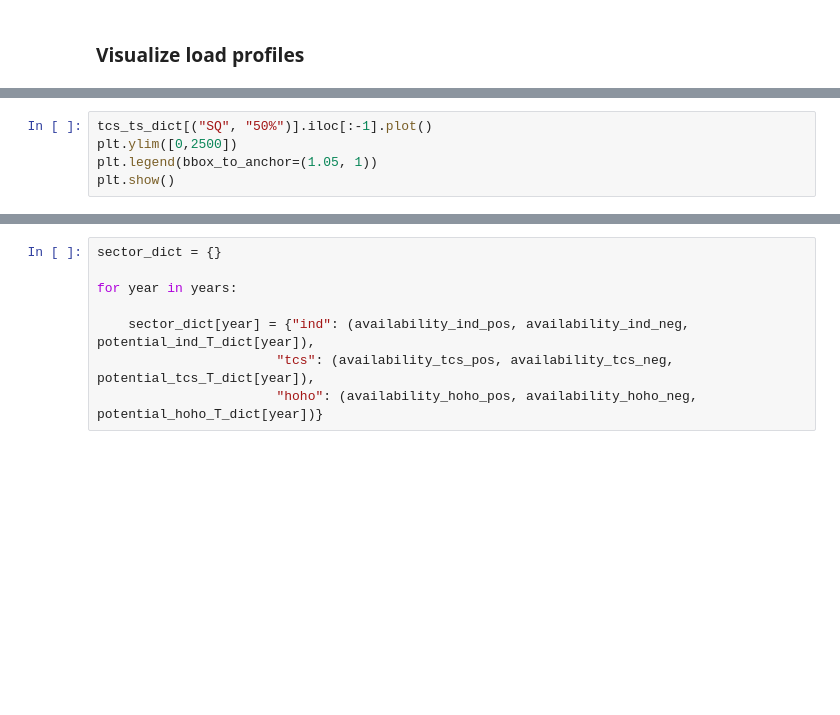
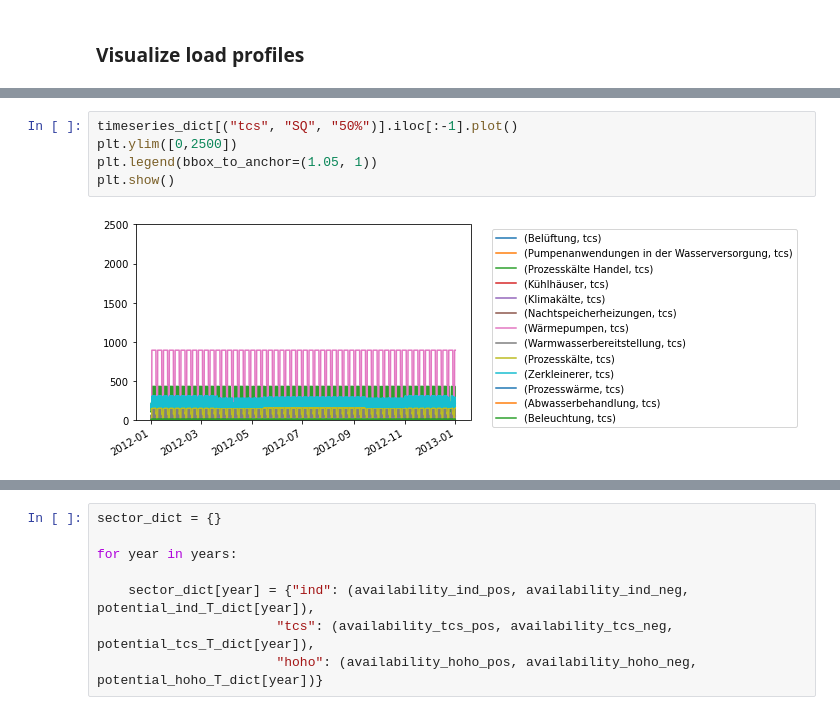
Before and after one commit to jokochems/DR_Potentials, a Jupyter notebook: DR_potential_clustering.ipynb, the cells around one changed output, grey strips where cells are left out. Saved outputs shown, nothing was run; the diff lists cells and outputs as text; blank space fills up the shorter version.

```diff
--- a/DR_potential_clustering.ipynb
+++ b/DR_potential_clustering.ipynb
@@ -1650,6 +1636,8 @@ plt.show()
 # %%
-tcs_ts_dict[("SQ", "50%")].iloc[:-1].plot()
+timeseries_dict[("tcs", "SQ", "50%")].iloc[:-1].plot()
 plt.ylim([0,2500])
 plt.legend(bbox_to_anchor=(1.05, 1))
 plt.show()
+# %% [output]
+[figure, added]
 # %%
```
Also changed, not shown: parts of 27 cells of this notebook, 1 other file.
